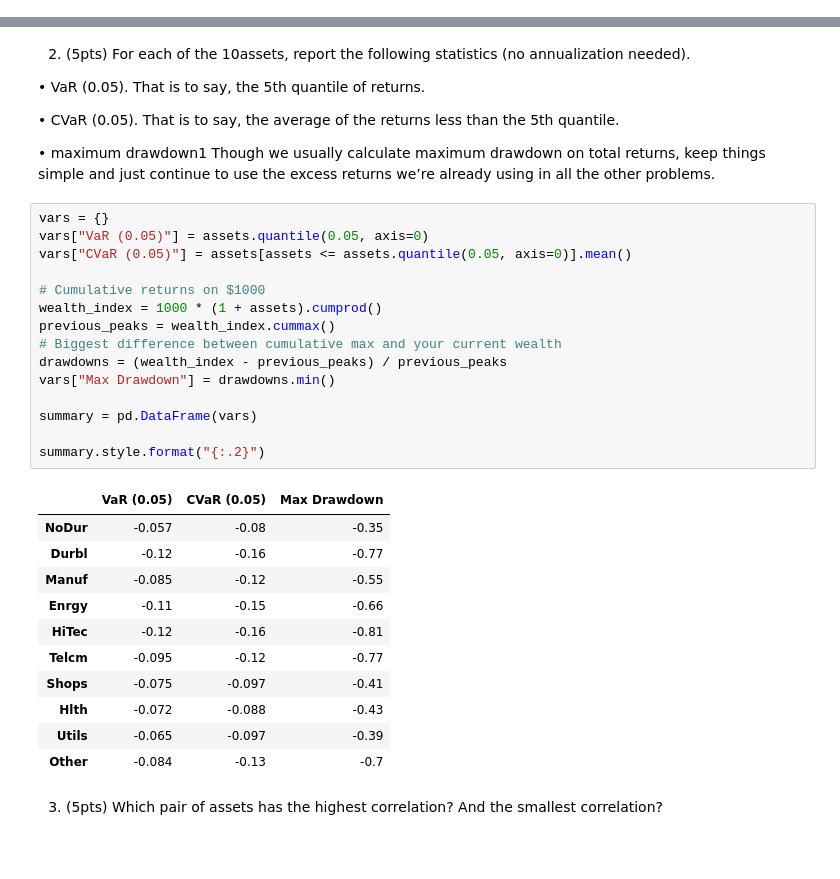
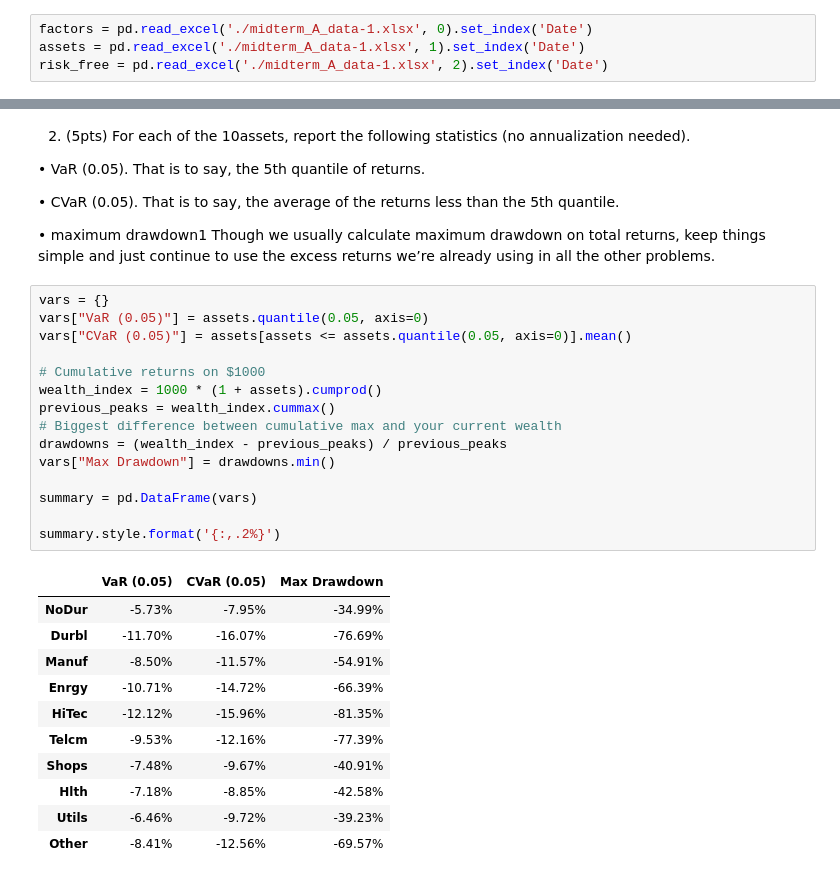
Before and after one commit to daleyren/finm-quant-2023, a Jupyter notebook: midterm_1_notebook/2022_midterm_practice.ipynb, the cells around one changed output, grey strips where cells are left out. Drawn from its saved outputs; the diff is of its cells as text; blank space fills up the shorter version.

```diff
--- a/midterm_1_notebook/2022_midterm_practice.ipynb
+++ b/midterm_1_notebook/2022_midterm_practice.ipynb
@@ -22,3 +269,7 @@ assets = pd.read_excel(
+# %%
+factors = pd.read_excel('./midterm_A_data-1.xlsx', 0).set_index('Date')
+assets = pd.read_excel('./midterm_A_data-1.xlsx', 1).set_index('Date')
+risk_free = pd.read_excel('./midterm_A_data-1.xlsx', 2).set_index('Date')
 # %%
 mean_vol_table = assets.describe().loc[['mean','std']].transpose()
 mean_vol_table['Annualized_Mean'], mean_vol_table['Annualized_Std'] = mean_vol_table['mean'] * 12, mean_vol_table['std'] * (12**0.5)
@@ -63,32 +316,30 @@ the other problems.
 # %%
 vars = {}
 vars["VaR (0.05)"] = assets.quantile(0.05, axis=0)
 vars["CVaR (0.05)"] = assets[assets <= assets.quantile(0.05, axis=0)].mean()
 
 # Cumulative returns on $1000
 wealth_index = 1000 * (1 + assets).cumprod()
 previous_peaks = wealth_index.cummax()
 # Biggest difference between cumulative max and your current wealth
 drawdowns = (wealth_index - previous_peaks) / previous_peaks
 vars["Max Drawdown"] = drawdowns.min()
 
 summary = pd.DataFrame(vars)
 
-summary.style.format("{:.2}")
+summary.style.format('{:,.2%}')
 # %% [output]
 |  | VaR (0.05) | CVaR (0.05) | Max Drawdown |
-| NoDur | -0.057 | -0.08 | -0.35 |
-| Durbl | -0.12 | -0.16 | -0.77 |
-| Manuf | -0.085 | -0.12 | -0.55 |
-| Enrgy | -0.11 | -0.15 | -0.66 |
-| HiTec | -0.12 | -0.16 | -0.81 |
-| Telcm | -0.095 | -0.12 | -0.77 |
-| Shops | -0.075 | -0.097 | -0.41 |
-| Hlth | -0.072 | -0.088 | -0.43 |
-| Utils | -0.065 | -0.097 | -0.39 |
-| Other | -0.084 | -0.13 | -0.7 |
+| NoDur | -5.73% | -7.95% | -34.99% |
+| Durbl | -11.70% | -16.07% | -76.69% |
+| Manuf | -8.50% | -11.57% | -54.91% |
+| Enrgy | -10.71% | -14.72% | -66.39% |
+| HiTec | -12.12% | -15.96% | -81.35% |
+| Telcm | -9.53% | -12.16% | -77.39% |
+| Shops | -7.48% | -9.67% | -40.91% |
+| Hlth | -7.18% | -8.85% | -42.58% |
+| Utils | -6.46% | -9.72% | -39.23% |
+| Other | -8.41% | -12.56% | -69.57% |
-# %% [markdown]
-3. (5pts) Which pair of assets has the highest correlation? And the smallest correlation?
 # %%
 corrmat = assets.corr()
 corrmat[corrmat==1] = None
```
Also changed, not shown: parts of 43 cells of this notebook, 3 other files.
